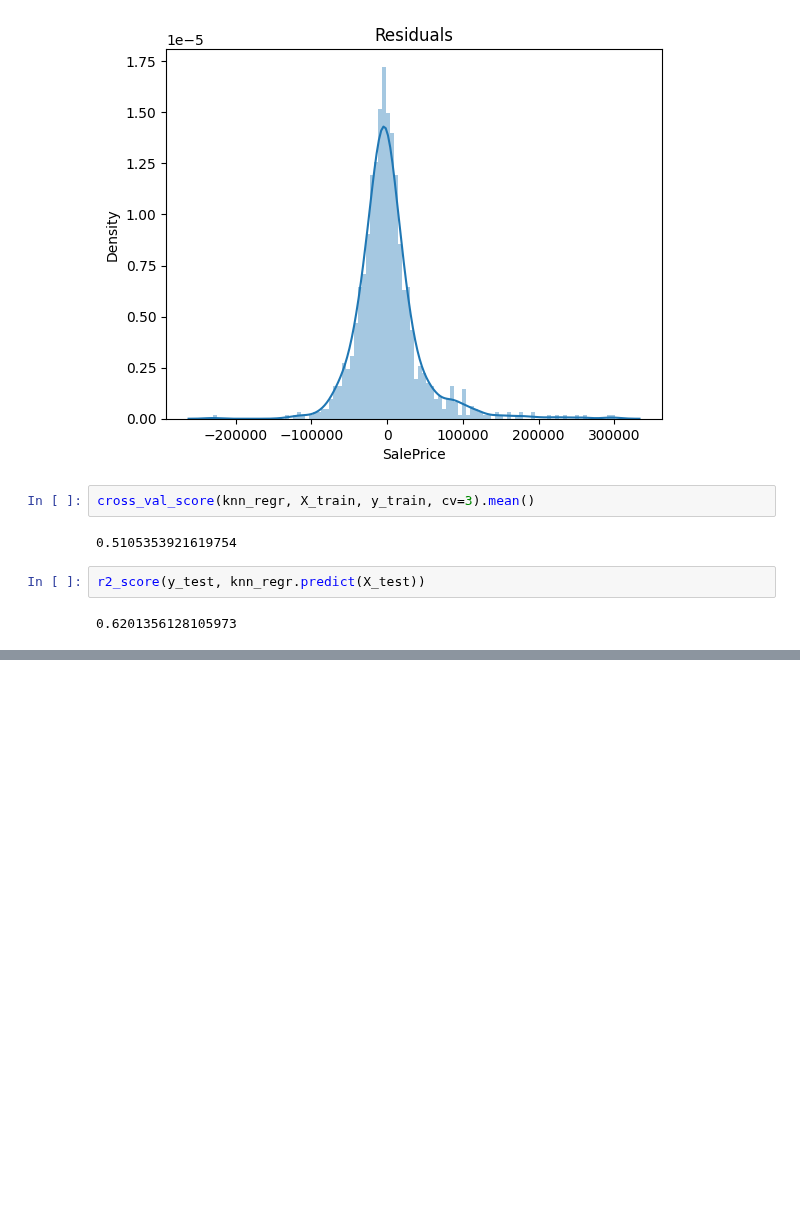
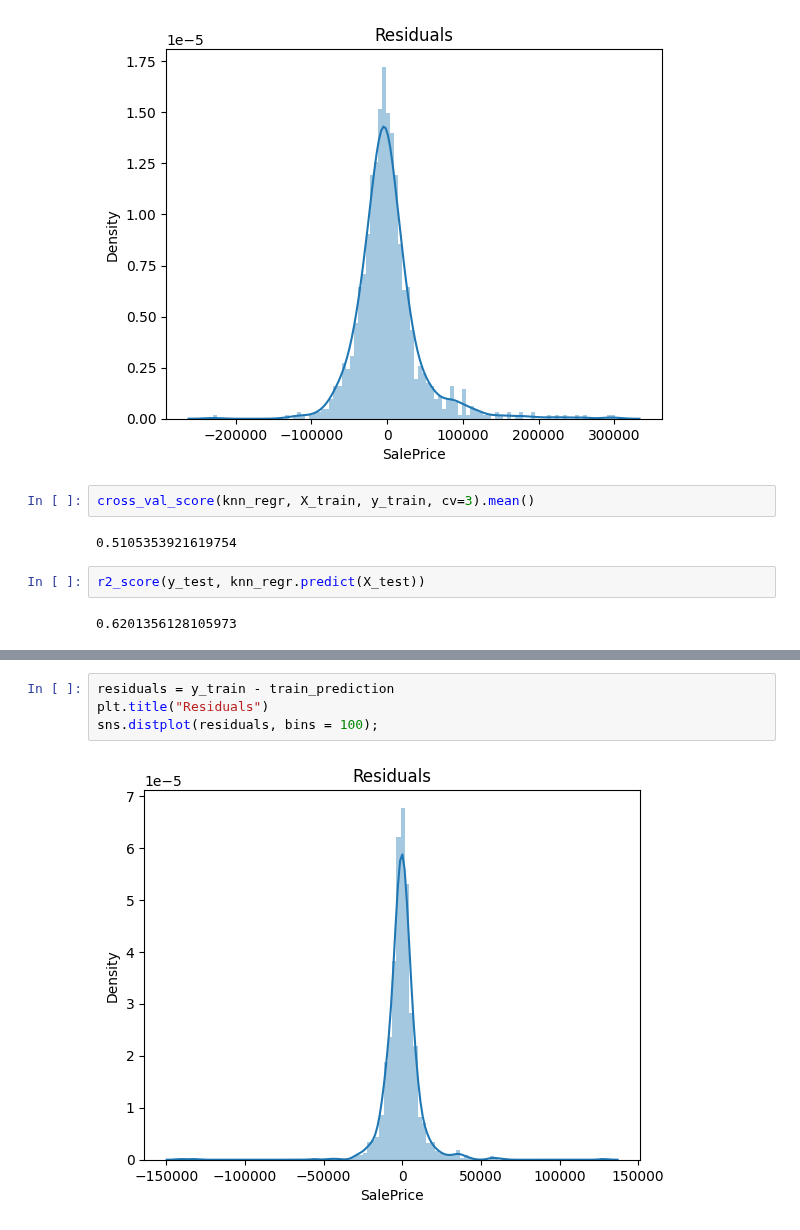
Before and after one commit to Venchislaw/PracticalAI, a Jupyter notebook: Machine Learning/RealProjects/RealEstateWebSite/data_science/ML Side/models_try.ipynb, the cells around one changed output, grey strips where cells are left out. Cells and saved outputs as stored; diff of their text form; blank space fills up the shorter version.

```diff
--- a/Machine Learning/RealProjects/RealEstateWebSite/data_science/ML Side/models_try.ipynb
+++ b/Machine Learning/RealProjects/RealEstateWebSite/data_science/ML Side/models_try.ipynb
@@ -134,0 +198,6 @@ r2_score(y_test, knn_regr.predict(X_test))
+# %%
+residuals = y_train - train_prediction
+plt.title("Residuals")
+sns.distplot(residuals, bins = 100);
+# %% [output]
+[figure, added]
```
Also changed, not shown: parts of 10 cells of this notebook.
